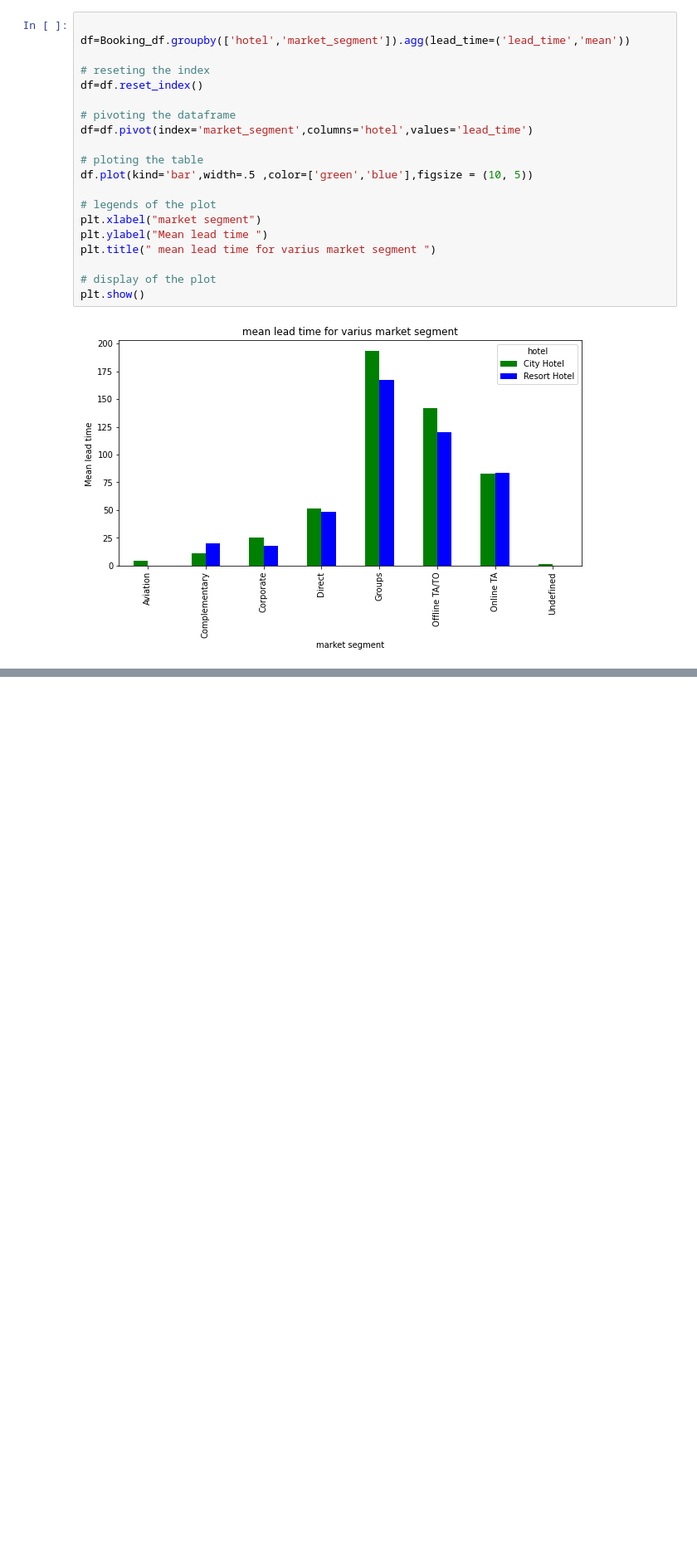
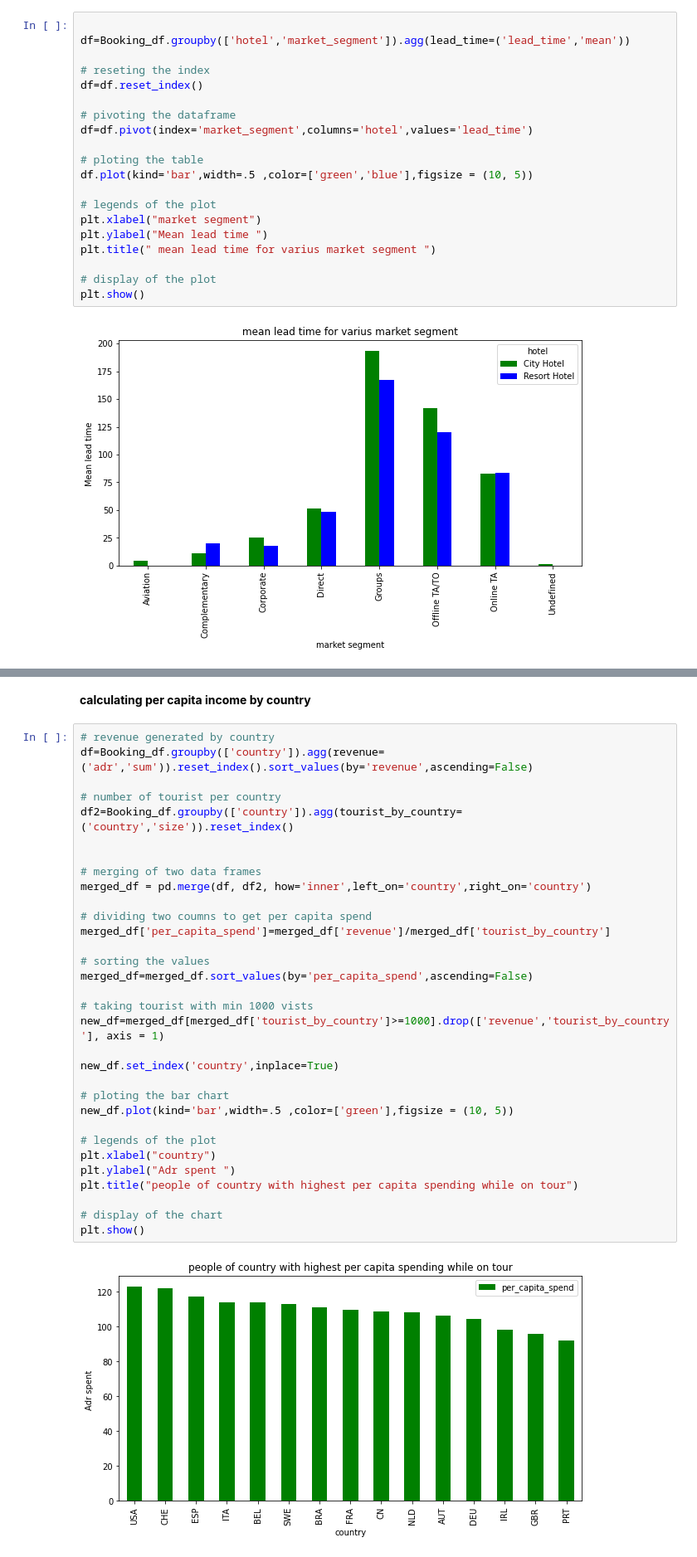
Before and after one commit to nitishkumar34/Hotel-booking-analysis, a Jupyter notebook: capstone_hotel_booking_EDA.ipynb, the cells around one changed output, grey strips where cells are left out. Shown: that part at 83% size. Saved outputs shown, nothing was run; the diff lists cells and outputs as text; blank space fills up the shorter version.

```diff
--- a/capstone_hotel_booking_EDA.ipynb
+++ b/capstone_hotel_booking_EDA.ipynb
@@ -539,0 +576,36 @@ plt.show()
+# %% [markdown]
+**calculating per capita income by country**
+# %%
+# revenue generated by country
+df=Booking_df.groupby(['country']).agg(revenue=('adr','sum')).reset_index().sort_values(by='revenue',ascending=False)
+
+# number of tourist per country
+df2=Booking_df.groupby(['country']).agg(tourist_by_country=('country','size')).reset_index()
+
+
+# merging of two data frames
+merged_df = pd.merge(df, df2, how='inner',left_on='country',right_on='country')
+
+# dividing two coumns to get per capita spend
+merged_df['per_capita_spend']=merged_df['revenue']/merged_df['tourist_by_country']
+
+# sorting the values
+merged_df=merged_df.sort_values(by='per_capita_spend',ascending=False)
+
+# taking tourist with min 1000 vists
+new_df=merged_df[merged_df['tourist_by_country']>=1000].drop(['revenue','tourist_by_country'], axis = 1)
+
+new_df.set_index('country',inplace=True)
+
+# ploting the bar chart
+new_df.plot(kind='bar',width=.5 ,color=['green'],figsize = (10, 5))
+
+# legends of the plot
+plt.xlabel("country")
+plt.ylabel("Adr spent ")
+plt.title("people of country with highest per capita spending while on tour")
+
+# display of the chart
+plt.show()
+# %% [output]
+[figure, added]
```
Also changed, not shown: parts of 4 cells of this notebook.
